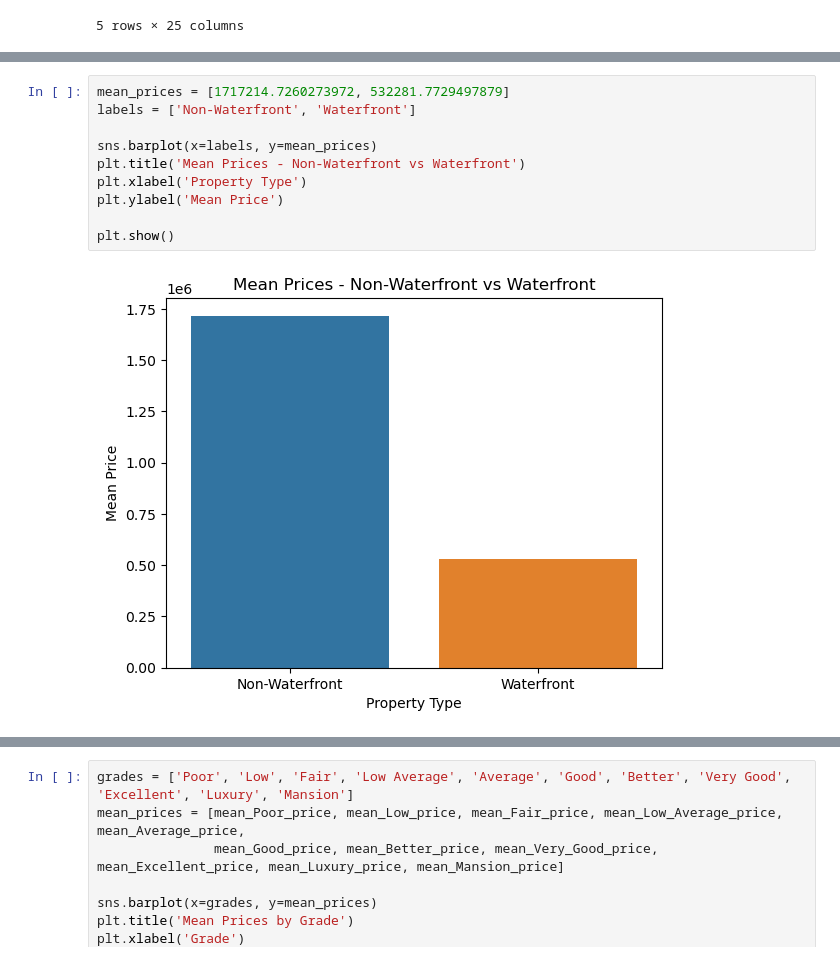
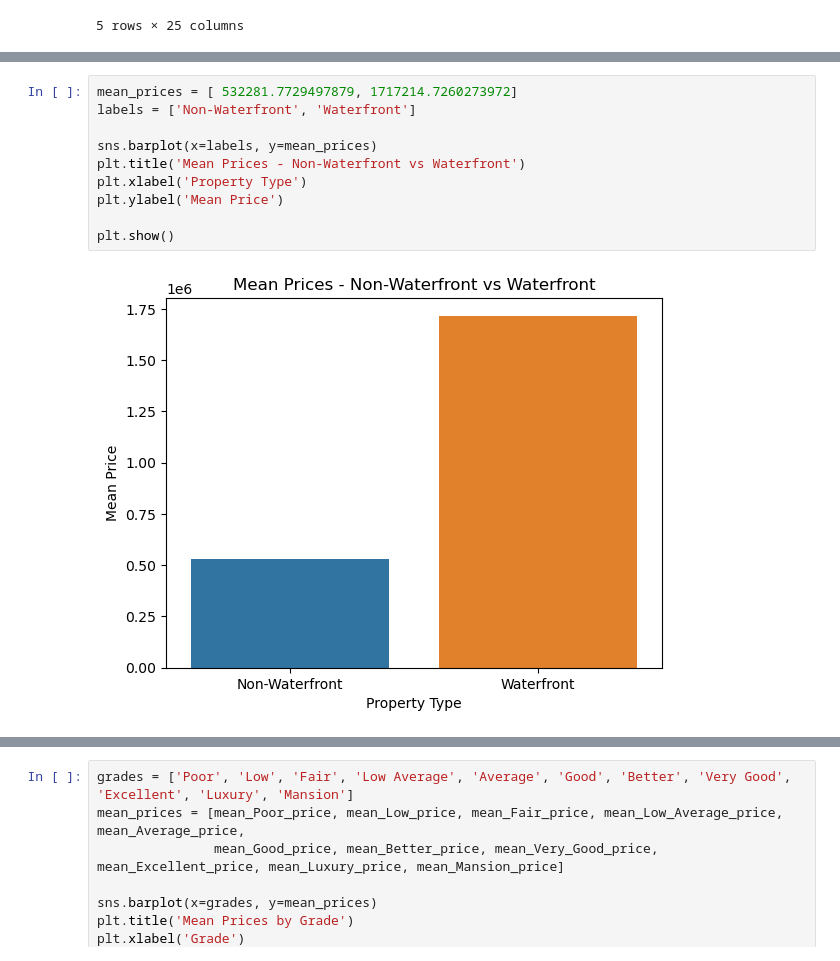
Before and after one commit to wanjikuciku/King-County-Real-Estate-Analysis, a Jupyter notebook: student.ipynb, the cells around one changed output, grey strips where cells are left out. Saved outputs shown, nothing was run; the diff lists cells and outputs as text.

Commit message:
added visuals

```diff
--- a/student.ipynb
+++ b/student.ipynb
@@ -771,15 +735,15 @@ Mean Price - Non-Waterfront: 532281.7729497879
 # %%
-mean_prices = [1717214.7260273972, 532281.7729497879]
+mean_prices = [ 532281.7729497879, 1717214.7260273972]
 labels = ['Non-Waterfront', 'Waterfront']
 
 sns.barplot(x=labels, y=mean_prices)
 plt.title('Mean Prices - Non-Waterfront vs Waterfront')
 plt.xlabel('Property Type')
 plt.ylabel('Mean Price')
 
 plt.show()
 # %% [output]
-[figure, old version]
+[figure, new version]
 # %%
 # Assuming 'data' is your dataframe containing the variables
 
```
Also changed, not shown: parts of 72 cells of this notebook, 5 other files.
